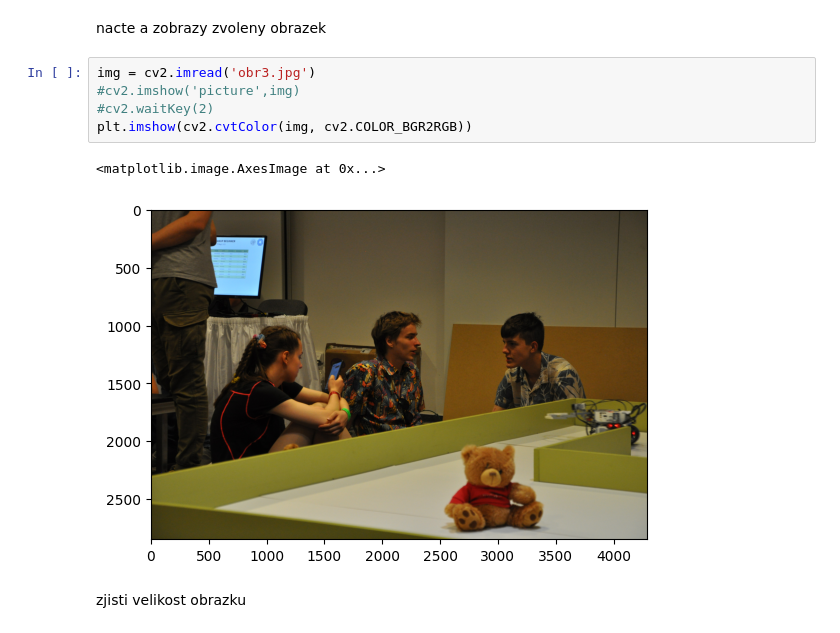
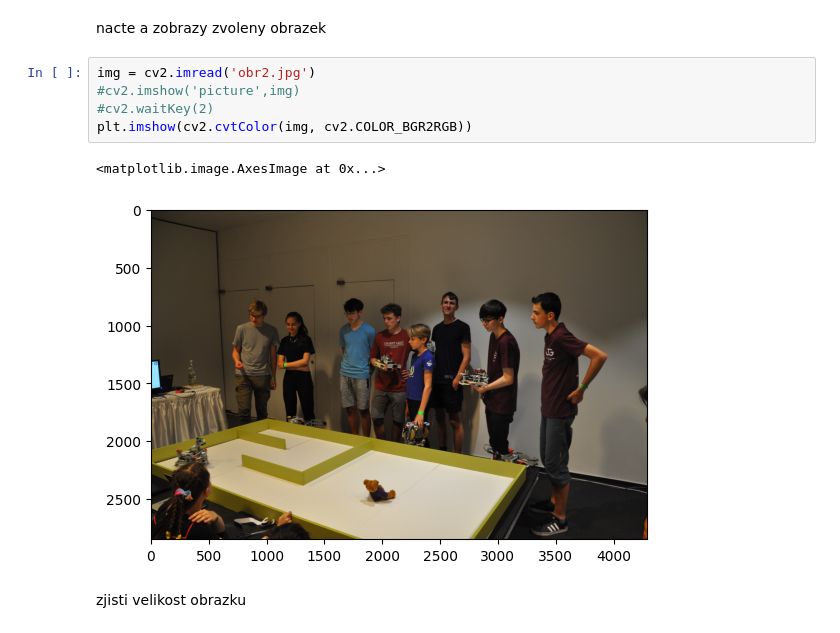
Before and after one commit to KrivkaJ/ESP32CAM_object-detection, a Jupyter notebook: photo_processing.ipynb, the cells around one changed output. Cells and saved outputs as stored; diff of their text form.

```diff
--- a/photo_processing.ipynb
+++ b/photo_processing.ipynb
@@ -29,13 +29,13 @@ print(object_id)
 # %% [markdown]
 nacte a zobrazy zvoleny obrazek
 # %%
-img = cv2.imread('obr3.jpg')
+img = cv2.imread('obr2.jpg')
 #cv2.imshow('picture',img)
 #cv2.waitKey(2)
 plt.imshow(cv2.cvtColor(img, cv2.COLOR_BGR2RGB))
 # %% [output]
 <matplotlib.image.AxesImage at 0x...>
-[figure, old version]
+[figure, new version]
 # %% [markdown]
 zjisti velikost obrazku
 # %%
```
Also changed, not shown: parts of 5 cells of this notebook.
